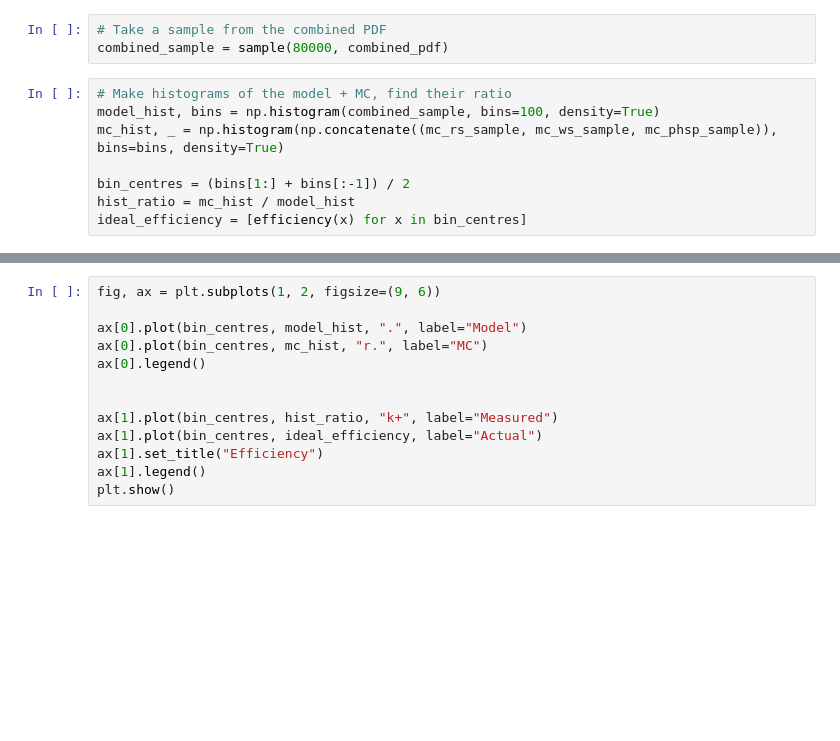
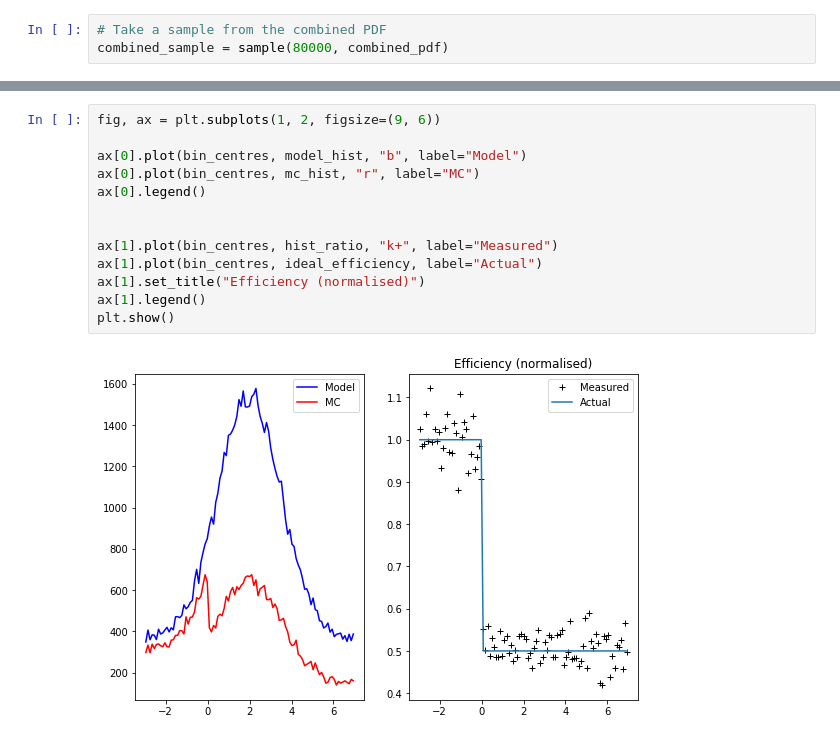
Before and after one commit to richard-lane/addPdfs, a Jupyter notebook: efficiency_toy.ipynb, the cells around one changed output, grey strips where cells are left out. Drawn from its saved outputs; the diff is of its cells as text; blank space fills up the shorter version.

```diff
--- a/efficiency_toy.ipynb
+++ b/efficiency_toy.ipynb
@@ -136,11 +138,3 @@ Now we just need to take a sample from the Model PDF, compare it to our combined
 # %%
 # Take a sample from the combined PDF
 combined_sample = sample(80000, combined_pdf)
-# %%
-# Make histograms of the model + MC, find their ratio
-model_hist, bins = np.histogram(combined_sample, bins=100, density=True)
-mc_hist, _ = np.histogram(np.concatenate((mc_rs_sample, mc_ws_sample, mc_phsp_sample)), bins=bins, density=True)
-
-bin_centres = (bins[1:] + bins[:-1]) / 2
-hist_ratio = mc_hist / model_hist
-ideal_efficiency = [efficiency(x) for x in bin_centres]
@@ -147,13 +163,15 @@ ideal_efficiency = [efficiency(x) for x in bin_centres]
 # %%
 fig, ax = plt.subplots(1, 2, figsize=(9, 6))
 
-ax[0].plot(bin_centres, model_hist, ".", label="Model")
-ax[0].plot(bin_centres, mc_hist, "r.", label="MC")
+ax[0].plot(bin_centres, model_hist, "b", label="Model")
+ax[0].plot(bin_centres, mc_hist, "r", label="MC")
 ax[0].legend()
 
 
 ax[1].plot(bin_centres, hist_ratio, "k+", label="Measured")
 ax[1].plot(bin_centres, ideal_efficiency, label="Actual")
-ax[1].set_title("Efficiency")
+ax[1].set_title("Efficiency (normalised)")
 ax[1].legend()
 plt.show()
+# %% [output]
+[figure, added]
```
Also changed, not shown: parts of 5 cells of this notebook.
